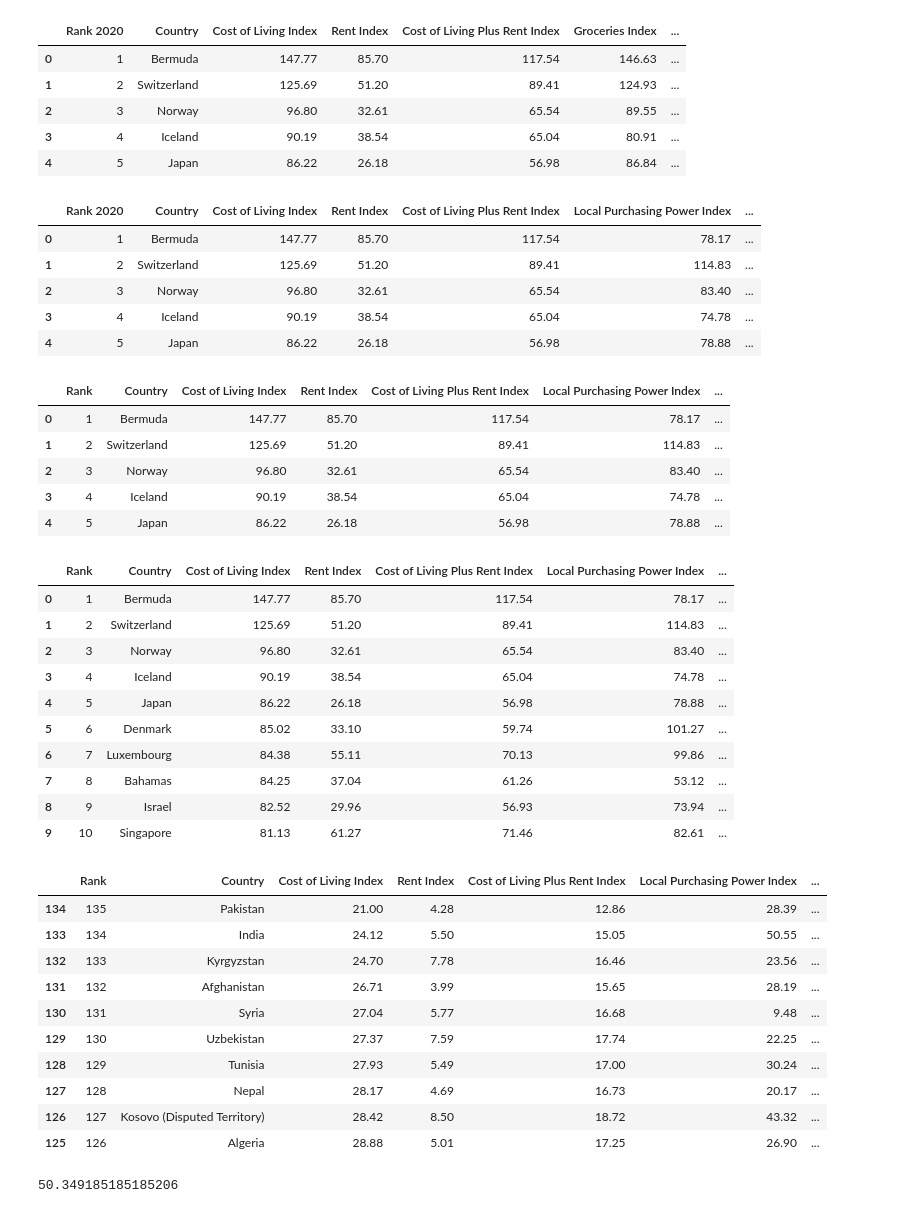
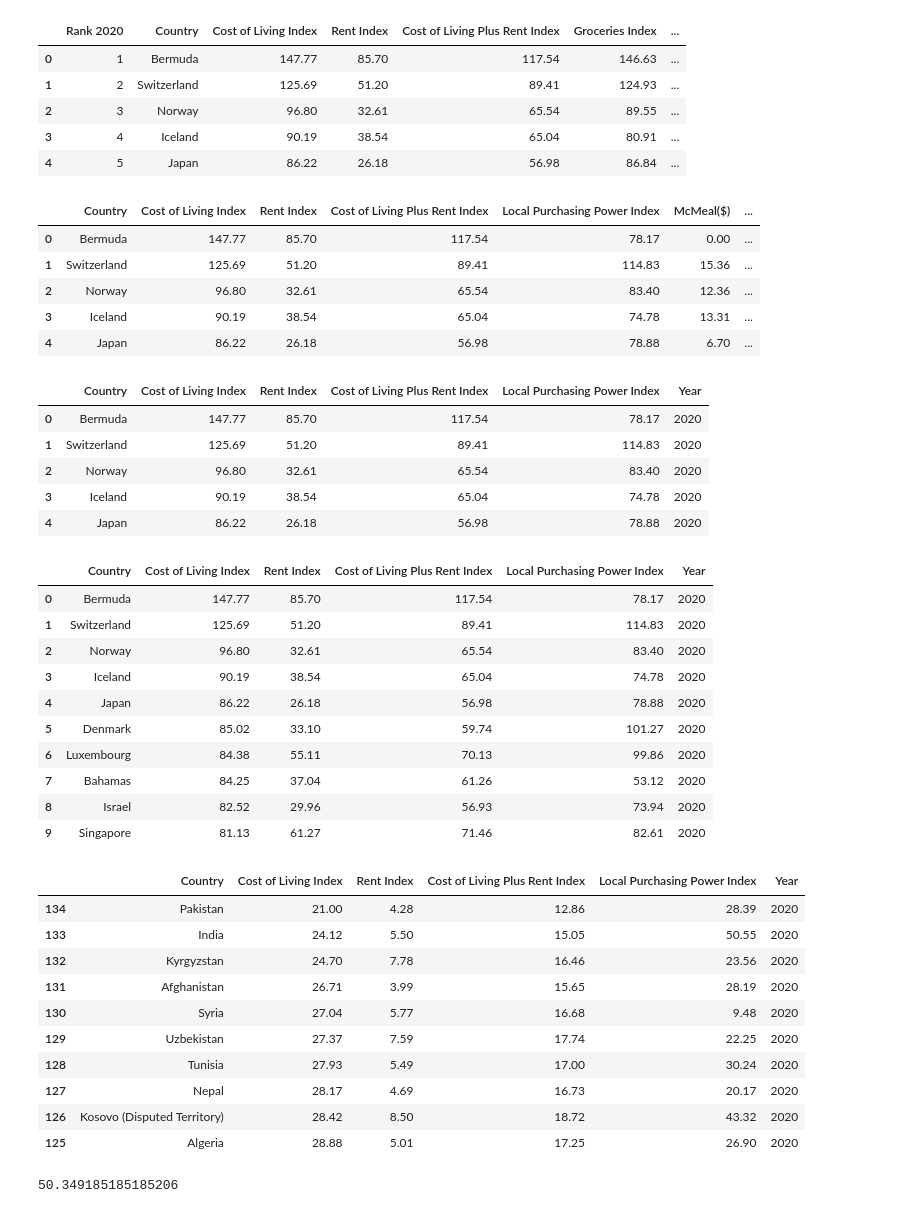
Before and after one commit to kass173/project-3, a Jupyter notebook: ETL/data_transformation.ipynb, the cells around one changed output. Cells and saved outputs as stored; diff of their text form; code cells hidden in the pictures.

```diff
--- a/ETL/data_transformation.ipynb
+++ b/ETL/data_transformation.ipynb
@@ -233,15 +235,16 @@ CostLiving2020_data.head()
 # %%
 #Drop the column  Groceries Index and Restaurant Price Index
 CostLiving2020_data = CostLiving2020_data.drop("Groceries Index", axis=1)
 CostLiving2020_data = CostLiving2020_data.drop("Restaurant Price Index", axis=1)
+CostLiving2020_data = CostLiving2020_data.drop("Rank 2020", axis=1)
 CostLiving2020_data.head()
 # %% [output]
-|  | Rank 2020 | Country | Cost of Living Index | Rent Index | Cost of Living Plus Rent Index | Local Purchasing Power Index | ... |
-| 0 | 1 | Bermuda | 147.77 | 85.70 | 117.54 | 78.17 | ... |
-| 1 | 2 | Switzerland | 125.69 | 51.20 | 89.41 | 114.83 | ... |
-| 2 | 3 | Norway | 96.80 | 32.61 | 65.54 | 83.40 | ... |
-| 3 | 4 | Iceland | 90.19 | 38.54 | 65.04 | 74.78 | ... |
-| 4 | 5 | Japan | 86.22 | 26.18 | 56.98 | 78.88 | ... |
+|  | Country | Cost of Living Index | Rent Index | Cost of Living Plus Rent Index | Local Purchasing Power Index | McMeal($) | ... |
+| 0 | Bermuda | 147.77 | 85.70 | 117.54 | 78.17 | 0.00 | ... |
+| 1 | Switzerland | 125.69 | 51.20 | 89.41 | 114.83 | 15.36 | ... |
+| 2 | Norway | 96.80 | 32.61 | 65.54 | 83.40 | 12.36 | ... |
+| 3 | Iceland | 90.19 | 38.54 | 65.04 | 74.78 | 13.31 | ... |
+| 4 | Japan | 86.22 | 26.18 | 56.98 | 78.88 | 6.70 | ... |
 # %%
 #Drop the column  McMeal($) and Unnamed: 9
 CostLiving2020_data = CostLiving2020_data.drop("McMeal($)", axis=1)
@@ -252,44 +255,44 @@ CostLiving2020_data = CostLiving2020_data.rename(columns = {'Rank 2020': 'Rank'}
 
 CostLiving2020_data.head()
 # %% [output]
-|  | Rank | Country | Cost of Living Index | Rent Index | Cost of Living Plus Rent Index | Local Purchasing Power Index | ... |
-| 0 | 1 | Bermuda | 147.77 | 85.70 | 117.54 | 78.17 | ... |
-| 1 | 2 | Switzerland | 125.69 | 51.20 | 89.41 | 114.83 | ... |
-| 2 | 3 | Norway | 96.80 | 32.61 | 65.54 | 83.40 | ... |
-| 3 | 4 | Iceland | 90.19 | 38.54 | 65.04 | 74.78 | ... |
-| 4 | 5 | Japan | 86.22 | 26.18 | 56.98 | 78.88 | ... |
+|  | Country | Cost of Living Index | Rent Index | Cost of Living Plus Rent Index | Local Purchasing Power Index | Year |
+| 0 | Bermuda | 147.77 | 85.70 | 117.54 | 78.17 | 2020 |
+| 1 | Switzerland | 125.69 | 51.20 | 89.41 | 114.83 | 2020 |
+| 2 | Norway | 96.80 | 32.61 | 65.54 | 83.40 | 2020 |
+| 3 | Iceland | 90.19 | 38.54 | 65.04 | 74.78 | 2020 |
+| 4 | Japan | 86.22 | 26.18 | 56.98 | 78.88 | 2020 |
 # %%
 # Most 10 expensive Country
 CL2020_Expensive = CostLiving2020_data.nlargest(10, 'Cost of Living Index')
 CL2020_Expensive
 # %% [output]
-|  | Rank | Country | Cost of Living Index | Rent Index | Cost of Living Plus Rent Index | Local Purchasing Power Index | ... |
-| 0 | 1 | Bermuda | 147.77 | 85.70 | 117.54 | 78.17 | ... |
-| 1 | 2 | Switzerland | 125.69 | 51.20 | 89.41 | 114.83 | ... |
-| 2 | 3 | Norway | 96.80 | 32.61 | 65.54 | 83.40 | ... |
-| 3 | 4 | Iceland | 90.19 | 38.54 | 65.04 | 74.78 | ... |
-| 4 | 5 | Japan | 86.22 | 26.18 | 56.98 | 78.88 | ... |
-| 5 | 6 | Denmark | 85.02 | 33.10 | 59.74 | 101.27 | ... |
-| 6 | 7 | Luxembourg | 84.38 | 55.11 | 70.13 | 99.86 | ... |
-| 7 | 8 | Bahamas | 84.25 | 37.04 | 61.26 | 53.12 | ... |
-| 8 | 9 | Israel | 82.52 | 29.96 | 56.93 | 73.94 | ... |
-| 9 | 10 | Singapore | 81.13 | 61.27 | 71.46 | 82.61 | ... |
+|  | Country | Cost of Living Index | Rent Index | Cost of Living Plus Rent Index | Local Purchasing Power Index | Year |
+| 0 | Bermuda | 147.77 | 85.70 | 117.54 | 78.17 | 2020 |
+| 1 | Switzerland | 125.69 | 51.20 | 89.41 | 114.83 | 2020 |
+| 2 | Norway | 96.80 | 32.61 | 65.54 | 83.40 | 2020 |
+| 3 | Iceland | 90.19 | 38.54 | 65.04 | 74.78 | 2020 |
+| 4 | Japan | 86.22 | 26.18 | 56.98 | 78.88 | 2020 |
+| 5 | Denmark | 85.02 | 33.10 | 59.74 | 101.27 | 2020 |
+| 6 | Luxembourg | 84.38 | 55.11 | 70.13 | 99.86 | 2020 |
+| 7 | Bahamas | 84.25 | 37.04 | 61.26 | 53.12 | 2020 |
+| 8 | Israel | 82.52 | 29.96 | 56.93 | 73.94 | 2020 |
+| 9 | Singapore | 81.13 | 61.27 | 71.46 | 82.61 | 2020 |
 # %%
 #Cheapest Country to Live - 2020
 CL2020_Cheap = CostLiving2020_data.nsmallest(10, 'Cost of Living Index')
 CL2020_Cheap
 # %% [output]
-|  | Rank | Country | Cost of Living Index | Rent Index | Cost of Living Plus Rent Index | Local Purchasing Power Index | ... |
-| 134 | 135 | Pakistan | 21.00 | 4.28 | 12.86 | 28.39 | ... |
-| 133 | 134 | India | 24.12 | 5.50 | 15.05 | 50.55 | ... |
-| 132 | 133 | Kyrgyzstan | 24.70 | 7.78 | 16.46 | 23.56 | ... |
-| 131 | 132 | Afghanistan | 26.71 | 3.99 | 15.65 | 28.19 | ... |
-| 130 | 131 | Syria | 27.04 | 5.77 | 16.68 | 9.48 | ... |
-| 129 | 130 | Uzbekistan | 27.37 | 7.59 | 17.74 | 22.25 | ... |
-| 128 | 129 | Tunisia | 27.93 | 5.49 | 17.00 | 30.24 | ... |
-| 127 | 128 | Nepal | 28.17 | 4.69 | 16.73 | 20.17 | ... |
-| 126 | 127 | Kosovo (Disputed Territory) | 28.42 | 8.50 | 18.72 | 43.32 | ... |
-| 125 | 126 | Algeria | 28.88 | 5.01 | 17.25 | 26.90 | ... |
+|  | Country | Cost of Living Index | Rent Index | Cost of Living Plus Rent Index | Local Purchasing Power Index | Year |
+| 134 | Pakistan | 21.00 | 4.28 | 12.86 | 28.39 | 2020 |
+| 133 | India | 24.12 | 5.50 | 15.05 | 50.55 | 2020 |
+| 132 | Kyrgyzstan | 24.70 | 7.78 | 16.46 | 23.56 | 2020 |
+| 131 | Afghanistan | 26.71 | 3.99 | 15.65 | 28.19 | 2020 |
+| 130 | Syria | 27.04 | 5.77 | 16.68 | 9.48 | 2020 |
+| 129 | Uzbekistan | 27.37 | 7.59 | 17.74 | 22.25 | 2020 |
+| 128 | Tunisia | 27.93 | 5.49 | 17.00 | 30.24 | 2020 |
+| 127 | Nepal | 28.17 | 4.69 | 16.73 | 20.17 | 2020 |
+| 126 | Kosovo (Disputed Territory) | 28.42 | 8.50 | 18.72 | 43.32 | 2020 |
+| 125 | Algeria | 28.88 | 5.01 | 17.25 | 26.90 | 2020 |
 # %%
 #MEAN Cost 2020
 MeanCost2020 = CostLiving2020_data['Cost of Living Index'].mean()
```
Also changed, not shown: parts of 13 cells of this notebook.
